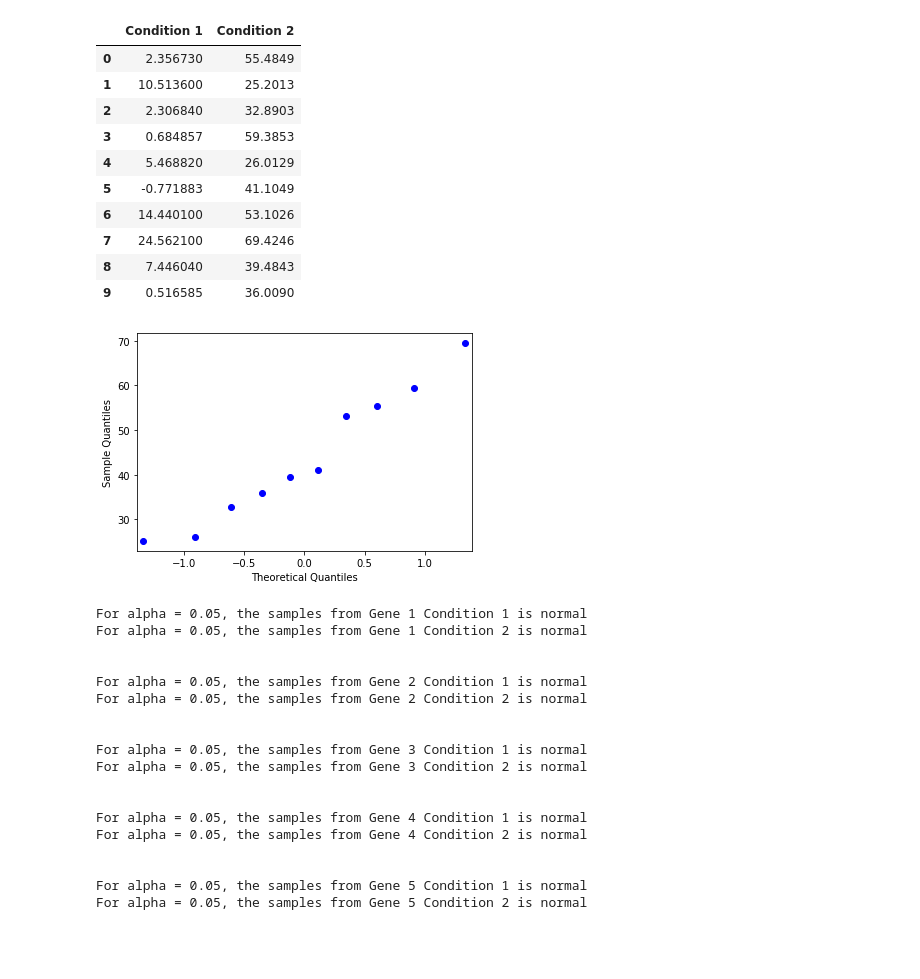
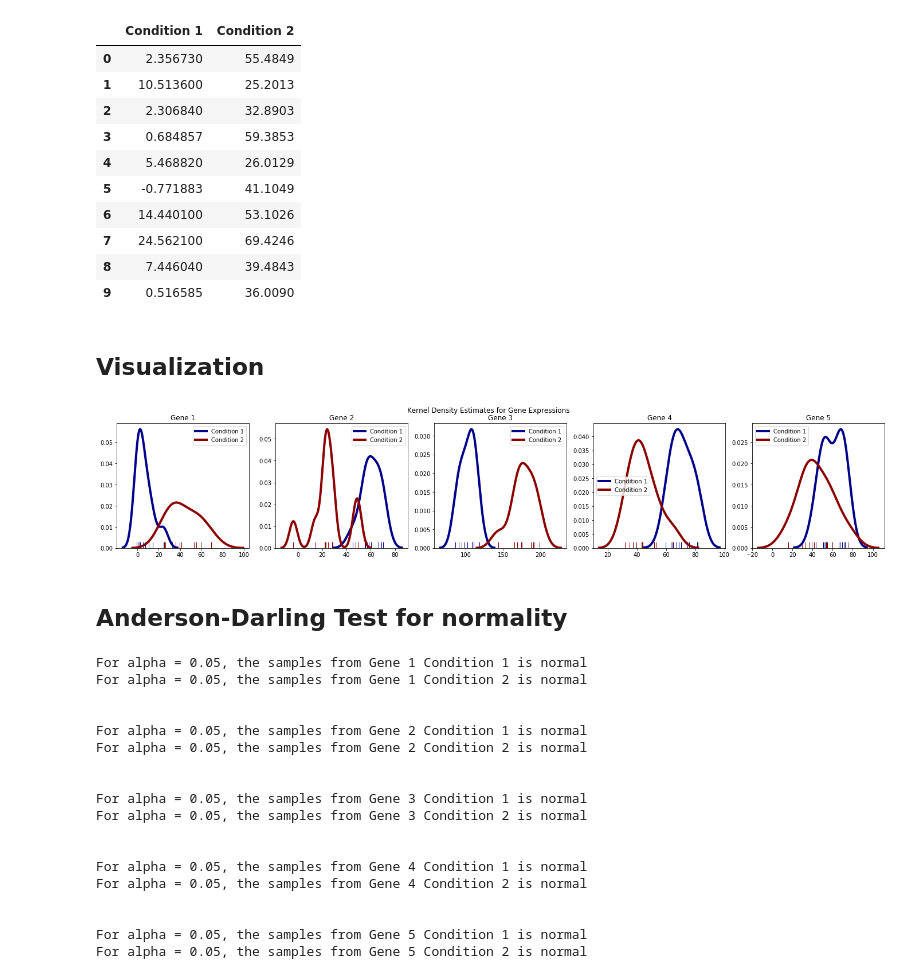
Before and after one commit to aryamaansaha/Biostatistics, a Jupyter notebook: assignment2.ipynb, the cells around one changed output. Saved outputs shown, nothing was run; the diff lists cells and outputs as text; code cells hidden in the pictures; blank space fills up the shorter version.

```diff
--- a/assignment2.ipynb
+++ b/assignment2.ipynb
@@ -19,15 +22,22 @@ df1
 | 7 | 24.562100 | 69.4246 |
 | 8 | 7.446040 | 39.4843 |
 | 9 | 0.516585 | 36.0090 |
-# %%
-import numpy as np
-import statsmodels.api as sm
-import pylab as py
-
-sm.qqplot(df1['Condition 2'])
-py.show()
-# %% [output]
-[figure, removed]
+# %% [markdown]
+## Visualization
+# %%
+fig, axes = plt.subplots(1, 5, sharex=False, figsize=(24, 4))
+fig.suptitle('Kernel Density Estimates for Gene Expressions')
+
+i = 0
+for df in [df1, df2, df3, df4, df5]:
+    axes[i].set_title(f'Gene {i+1}')
+    sns.distplot(ax=axes[i], a = df['Condition 1'], hist=False, kde_kws={'linewidth':4}, color='darkblue', label = 'Condition 1', axlabel=False, rug=True)
+    sns.distplot(ax=axes[i], a = df['Condition 2'], hist=False, kde_kws={'linewidth':4}, color='darkred', label='Condition 2', axlabel=False, rug=True)
+    i += 1
+# %% [output]
+[figure, added]
+# %% [markdown]
+## Anderson-Darling Test for normality
 # %%
 # Anderson-Darling test for normality
 from scipy.stats import anderson
```
Also changed, not shown: parts of 11 cells of this notebook.
